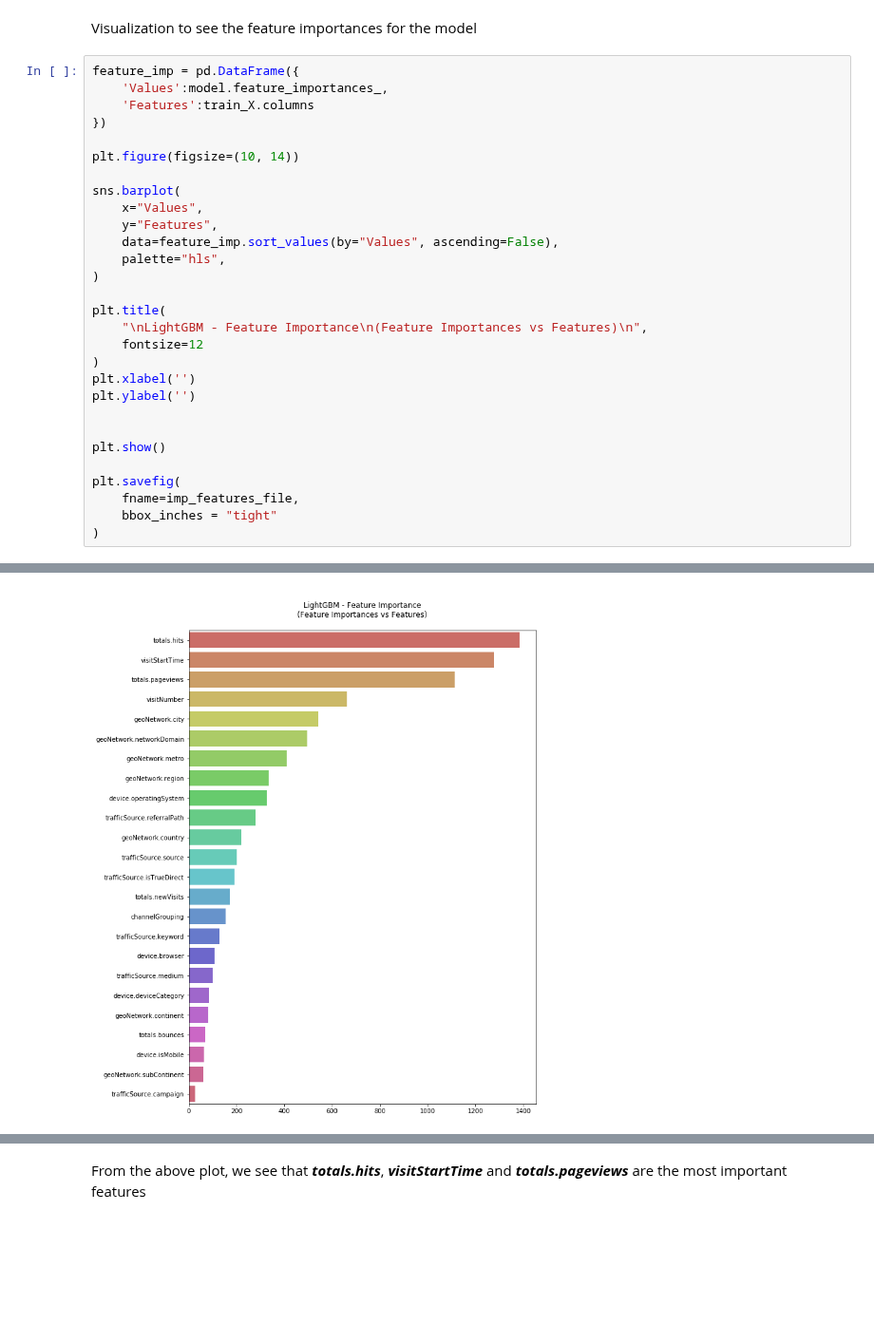
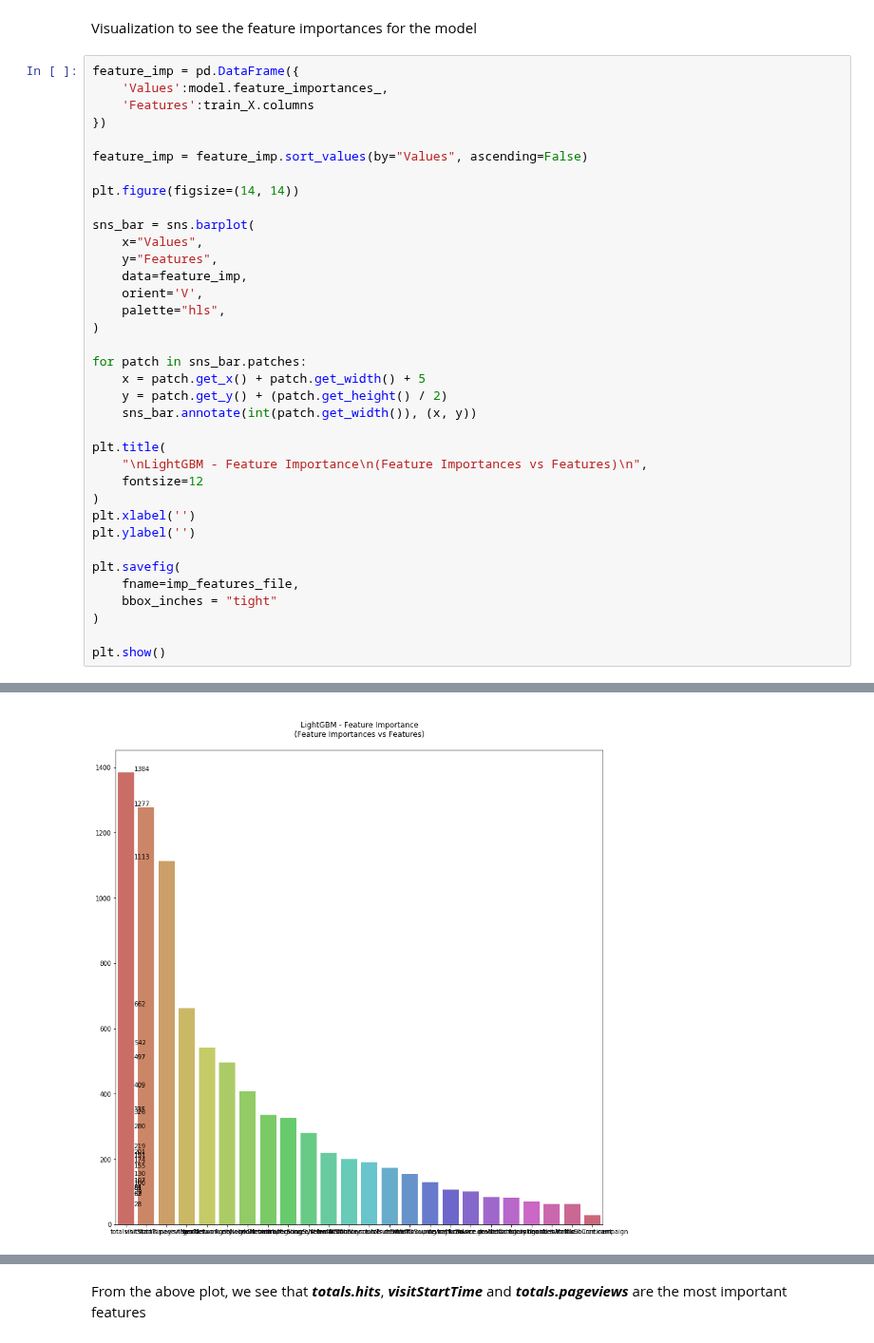
Before and after one commit to cpallapolu/udacity-mlnd-p3-capstone, a Jupyter notebook: notebooks/2_Baseline_LGBM_Model.ipynb, the cells around one changed output, grey strips where cells are left out. Shown at 95% size. Cells and saved outputs as stored; diff of their text form; blank space fills up the shorter version.

Commit message:
added label values to bar plot

```diff
--- a/notebooks/2_Baseline_LGBM_Model.ipynb
+++ b/notebooks/2_Baseline_LGBM_Model.ipynb
@@ -230,14 +226,22 @@ feature_imp = pd.DataFrame({
     'Features':train_X.columns
 })
 
-plt.figure(figsize=(10, 14))
+feature_imp = feature_imp.sort_values(by="Values", ascending=False)
 
-sns.barplot(
+plt.figure(figsize=(14, 14))
+
+sns_bar = sns.barplot(
     x="Values",
     y="Features",
-    data=feature_imp.sort_values(by="Values", ascending=False),
+    data=feature_imp,
+    orient='V',
     palette="hls",
 )
+
+for patch in sns_bar.patches:
+    x = patch.get_x() + patch.get_width() + 5
+    y = patch.get_y() + (patch.get_height() / 2)
+    sns_bar.annotate(int(patch.get_width()), (x, y))
 
 plt.title(
     "\nLightGBM - Feature Importance\n(Feature Importances vs Features)\n",
@@ -246,11 +250,10 @@ plt.title(
 plt.xlabel('')
 plt.ylabel('')
 
-
-plt.show()
-
 plt.savefig(
     fname=imp_features_file,
     bbox_inches = "tight"
 )
+
+plt.show()
 # %% [output]
@@ -257 +277 @@ plt.savefig(
-[figure, old version]
+[figure, new version]
```
Also changed, not shown: parts of 5 cells of this notebook, 2 other files.
